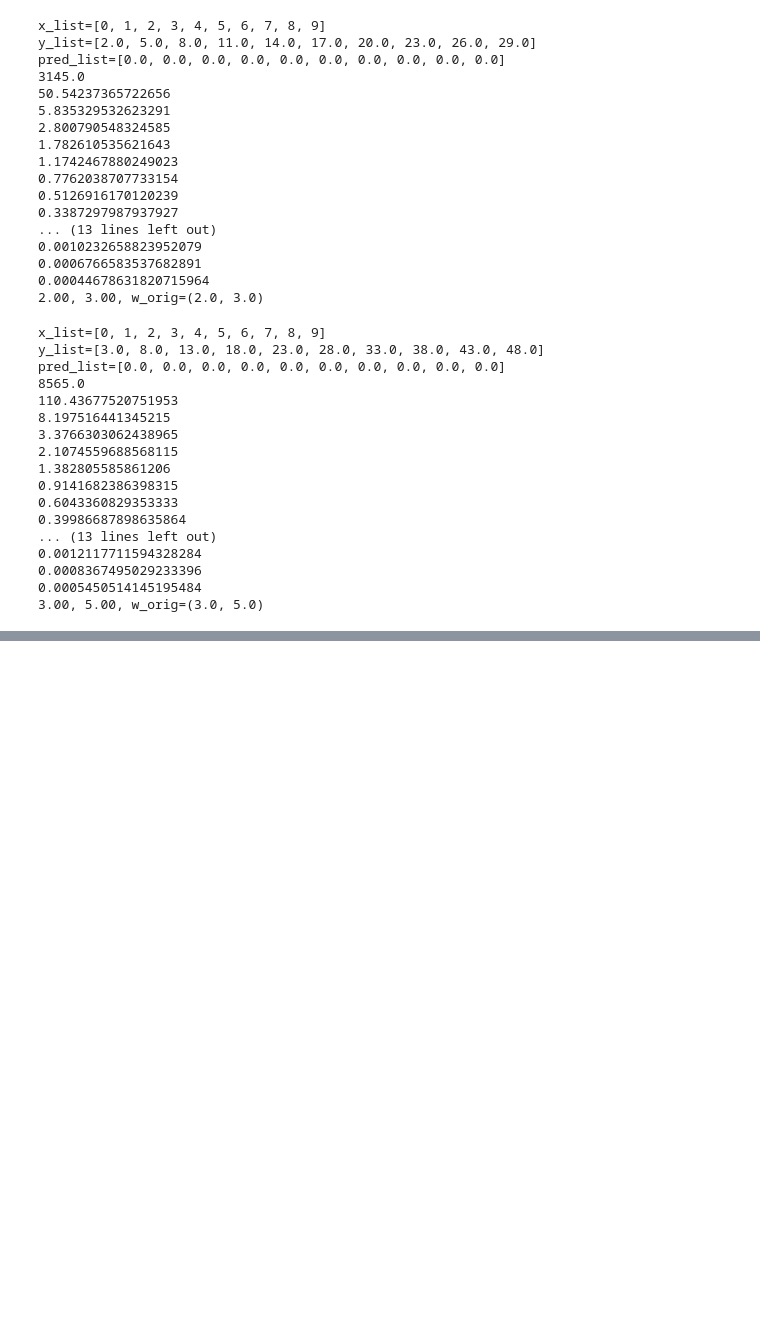
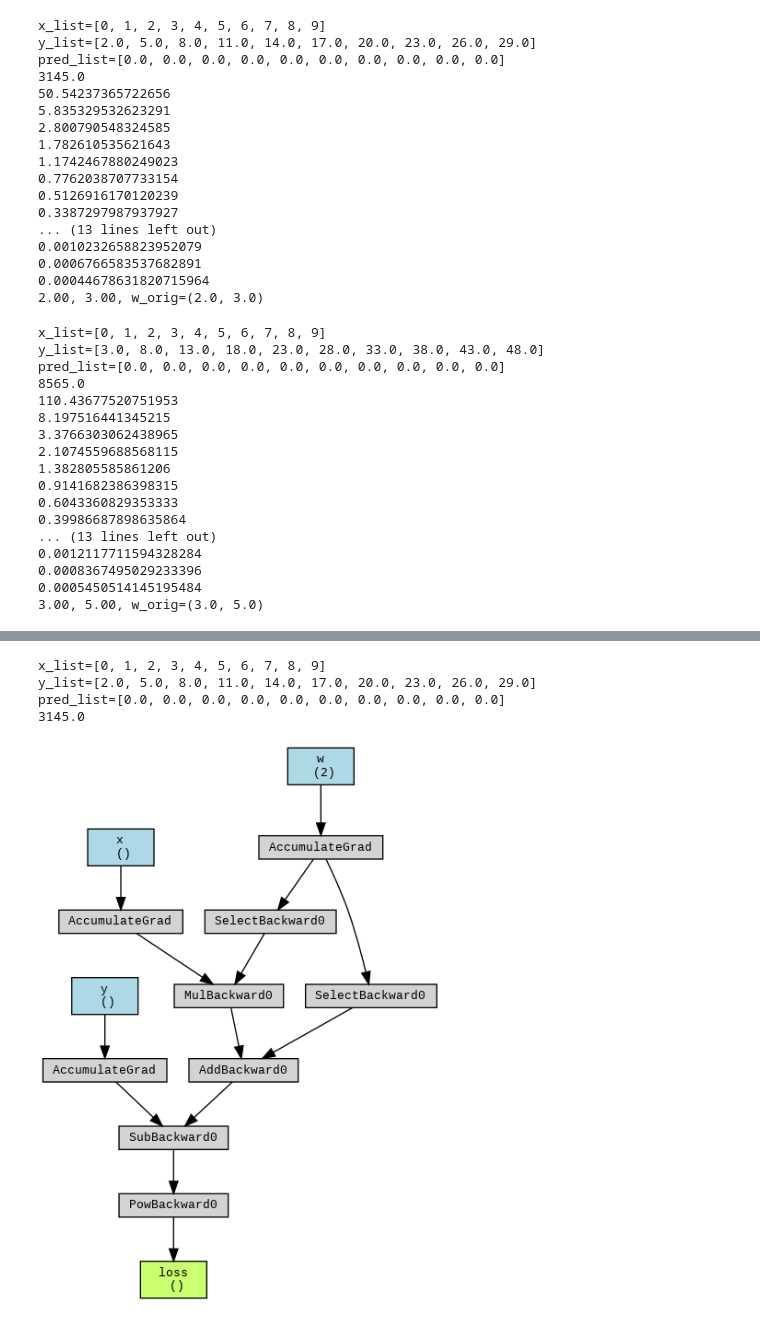
Before and after one commit to everestso/Summer24, a Jupyter notebook: SimpleGrad1.ipynb, the cells around one changed output, grey strips where cells are left out. Saved outputs shown, nothing was run; the diff lists cells and outputs as text; code cells hidden in the pictures; blank space fills up the shorter version.

```diff
--- a/SimpleGrad1.ipynb
+++ b/SimpleGrad1.ipynb
@@ -110,0 +132,39 @@ pred_list=[0.0, 0.0, 0.0, 0.0, 0.0, 0.0, 0.0, 0.0, 0.0, 0.0]
+# %%
+from torchviz import make_dot
+from IPython.display import Image
+
+# Define the function
+def f(x, w):
+  return w[0] + w[1] * x
+
+w_orig = (2.0,3.0)
+# Initialize the weights
+w_test=(0.0,0.0)
+w = torch.tensor(w_test, requires_grad=True)
+x_list = list(range(10))
+y_list = [f(x, w_orig) for x in x_list]
+pred_list = [f(x, w_test) for x in x_list]
+# Define the input data
+print (f"{x_list=}")
+print (f"{y_list=}")
+print (f"{pred_list=}")
+learning_rate=0.03
+print (f"{sum([(y-f(x, w_test))**2 for x,y in zip(x_list,y_list)])}")
+item = 4
+w = torch.tensor(w_test, requires_grad=True)
+x = torch.tensor(x_list[item], dtype=torch.float32, requires_grad=True)
+y = torch.tensor(y_list[item], dtype=torch.float32, requires_grad=True)
+loss = (y - f(x, w))**2
+
+# Render graph
+dot = make_dot(loss, params={'loss': loss, 'w': w, 'x': x, 'y': y})
+dot.render("computation_graph", format="png")  # Save the graph as a PNG image
+
+# Display the saved image
+Image(filename='computation_graph.png')
+# %% [output]
+x_list=[0, 1, 2, 3, 4, 5, 6, 7, 8, 9]
+y_list=[2.0, 5.0, 8.0, 11.0, 14.0, 17.0, 20.0, 23.0, 26.0, 29.0]
+pred_list=[0.0, 0.0, 0.0, 0.0, 0.0, 0.0, 0.0, 0.0, 0.0, 0.0]
+3145.0
+[figure, added]
```
Also changed, not shown: parts of 1 cell of this notebook.
